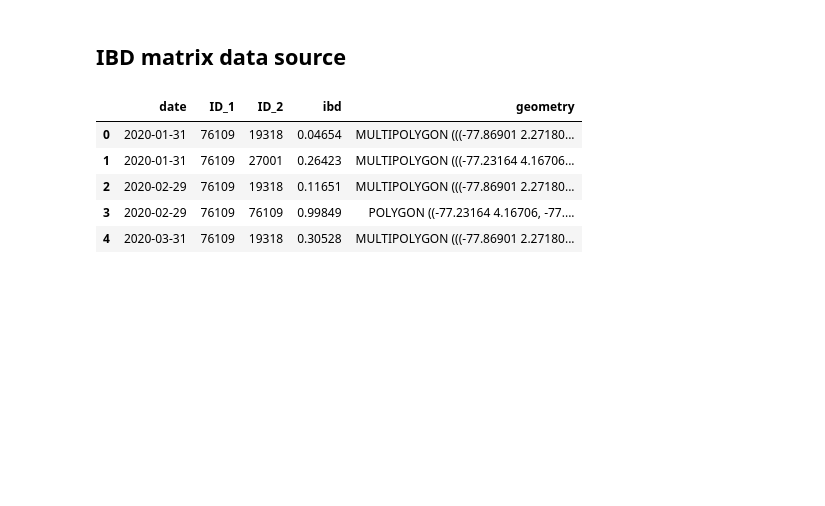
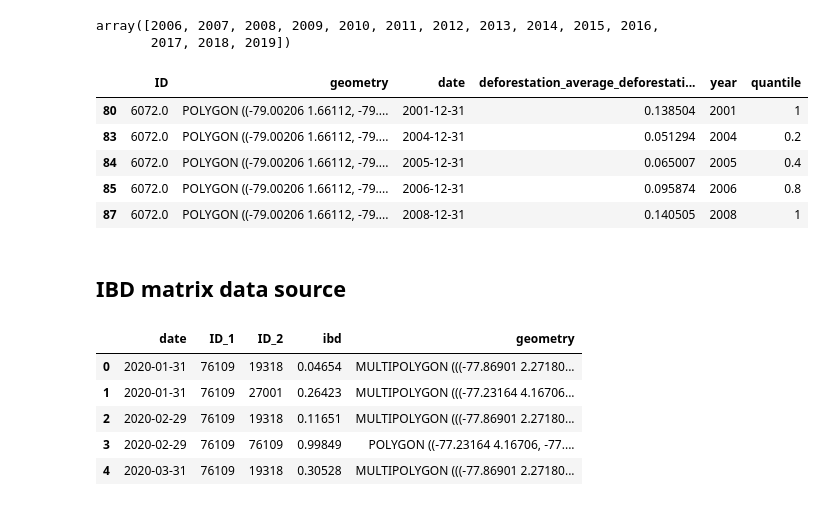
Before and after one commit to Data-Lama/pathogen_study_regions_generator, a Jupyter notebook: src/Notes_andrea.ipynb, the cells around one changed output. Saved outputs shown, nothing was run; the diff lists cells and outputs as text; code cells hidden in the pictures; blank space fills up the shorter version.

```diff
--- a/src/Notes_andrea.ipynb
+++ b/src/Notes_andrea.ipynb
@@ -80,0 +134,28 @@ Namespaces are one honking great idea -- let's do more of those!
+# %%
+df_geo["year"].unique()
+# %% [output]
+array([2006, 2007, 2008, 2009, 2010, 2011, 2012, 2013, 2014, 2015, 2016,
+       2017, 2018, 2019])
+# %%
+df_geo_quantiles = df_geo[column].quantile([0.2, 0.4, 0.6, 0.8])
+def assign_quantile(x):
+    if x <= df_geo_quantiles[0.2]:
+        return "0.2"
+    if x <= df_geo_quantiles[0.4]:
+        return "0.4"
+    if x <= df_geo_quantiles[0.6]:
+        return "0.6"
+    if x <= df_geo_quantiles[0.8]:
+        return "0.8"
+    else:
+        return "1"
+
+df_geo["quantile"] = df_geo.apply(lambda x: assign_quantile(x[column]), axis=1)
+df_geo.head()
+# %% [output]
+|  | ID | geometry | date | deforestation_average_deforestati... | year | quantile |
+| 80 | 6072.0 | POLYGON ((-79.00206 1.66112, -79.... | 2001-12-31 | 0.138504 | 2001 | 1 |
+| 83 | 6072.0 | POLYGON ((-79.00206 1.66112, -79.... | 2004-12-31 | 0.051294 | 2004 | 0.2 |
+| 84 | 6072.0 | POLYGON ((-79.00206 1.66112, -79.... | 2005-12-31 | 0.065007 | 2005 | 0.4 |
+| 85 | 6072.0 | POLYGON ((-79.00206 1.66112, -79.... | 2006-12-31 | 0.095874 | 2006 | 0.8 |
+| 87 | 6072.0 | POLYGON ((-79.00206 1.66112, -79.... | 2008-12-31 | 0.140505 | 2008 | 1 |
```
Also changed, not shown: parts of 8 cells of this notebook.
